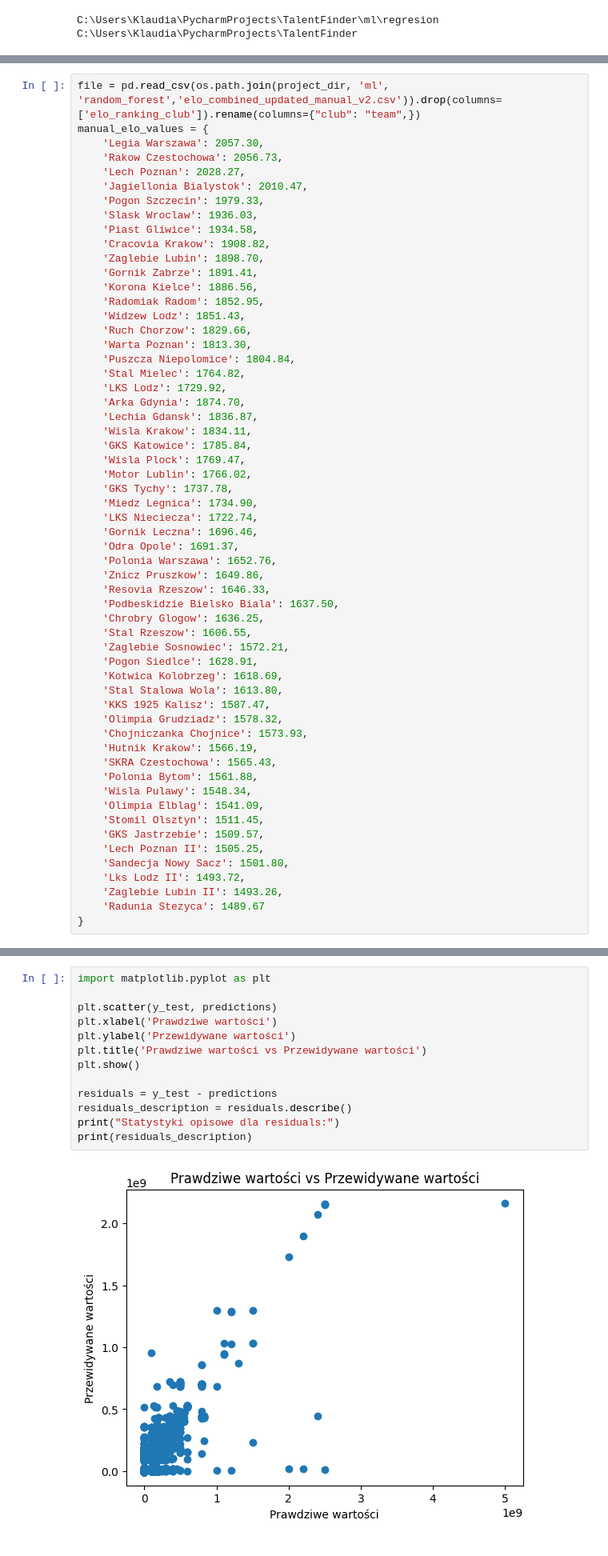
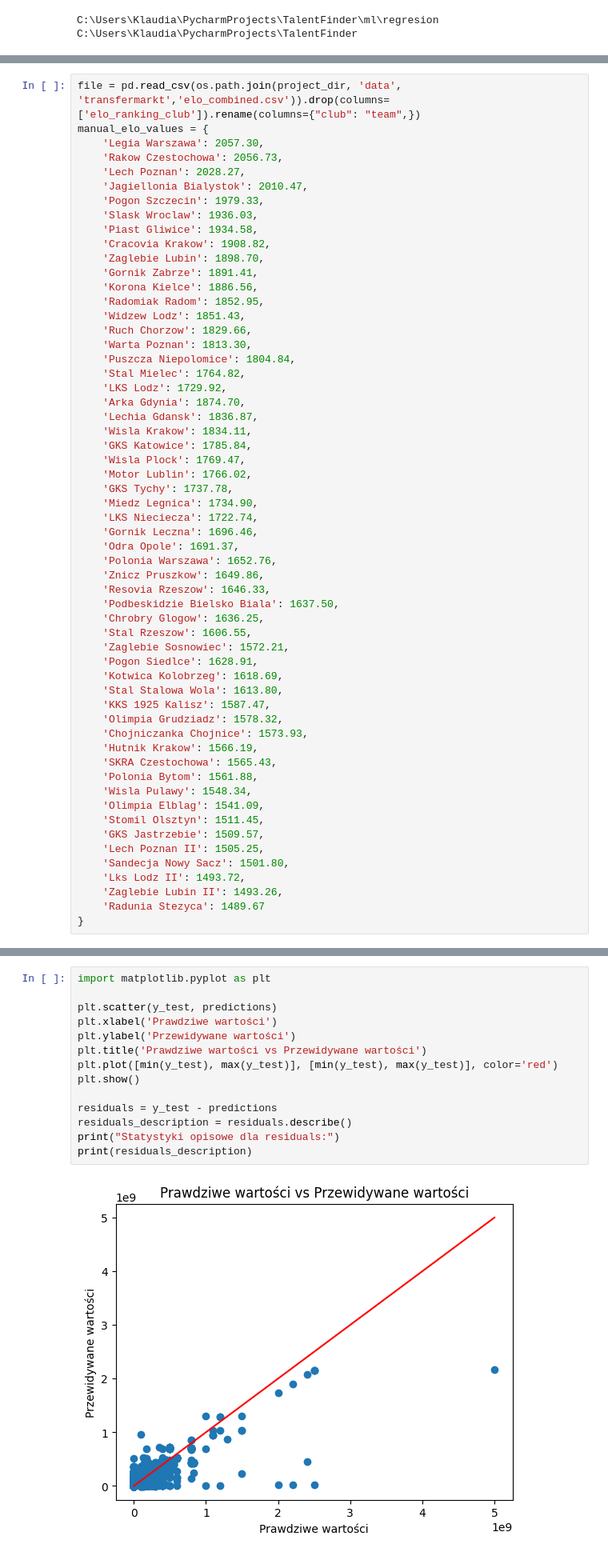
Before and after one commit to klaudiamarciniakk/TalentFinder, a Jupyter notebook: ml/regresion/Regresion_transfers.ipynb, the cells around one changed output, grey strips where cells are left out. Shown at 80% size. Saved outputs shown, nothing was run; the diff lists cells and outputs as text.

```diff
--- a/ml/regresion/Regresion_transfers.ipynb
+++ b/ml/regresion/Regresion_transfers.ipynb
@@ -135,7 +135,7 @@ result = pd.merge(result, df_player_values, on=['id','season'])
 result = pd.merge(result, df_player_transfers, on=['id', 'season'])
 label_encoders = {}
 # %%
-file = pd.read_csv(os.path.join(project_dir, 'ml', 'random_forest','elo_combined_updated_manual_v2.csv')).drop(columns=['elo_ranking_club']).rename(columns={"club": "team",})
+file = pd.read_csv(os.path.join(project_dir, 'data', 'transfermarkt','elo_combined.csv')).drop(columns=['elo_ranking_club']).rename(columns={"club": "team",})
 manual_elo_values = {
     'Legia Warszawa': 2057.30,
     'Rakow Czestochowa': 2056.73,
@@ -373,18 +358,19 @@ Action taken: 2524 Proposed club: TJ Tatran Bohunice
 # %%
 import matplotlib.pyplot as plt
 
 plt.scatter(y_test, predictions)
 plt.xlabel('Prawdziwe wartości')
 plt.ylabel('Przewidywane wartości')
 plt.title('Prawdziwe wartości vs Przewidywane wartości')
+plt.plot([min(y_test), max(y_test)], [min(y_test), max(y_test)], color='red')
 plt.show()
 
 residuals = y_test - predictions
 residuals_description = residuals.describe()
 print("Statystyki opisowe dla residuals:")
 print(residuals_description)
 # %% [output]
-[figure, old version]
+[figure, new version]
 Statystyki opisowe dla residuals:
 count    2.397200e+04
 mean     3.328301e+05
```
Also changed, not shown: parts of 4 cells of this notebook, 1 other file.
